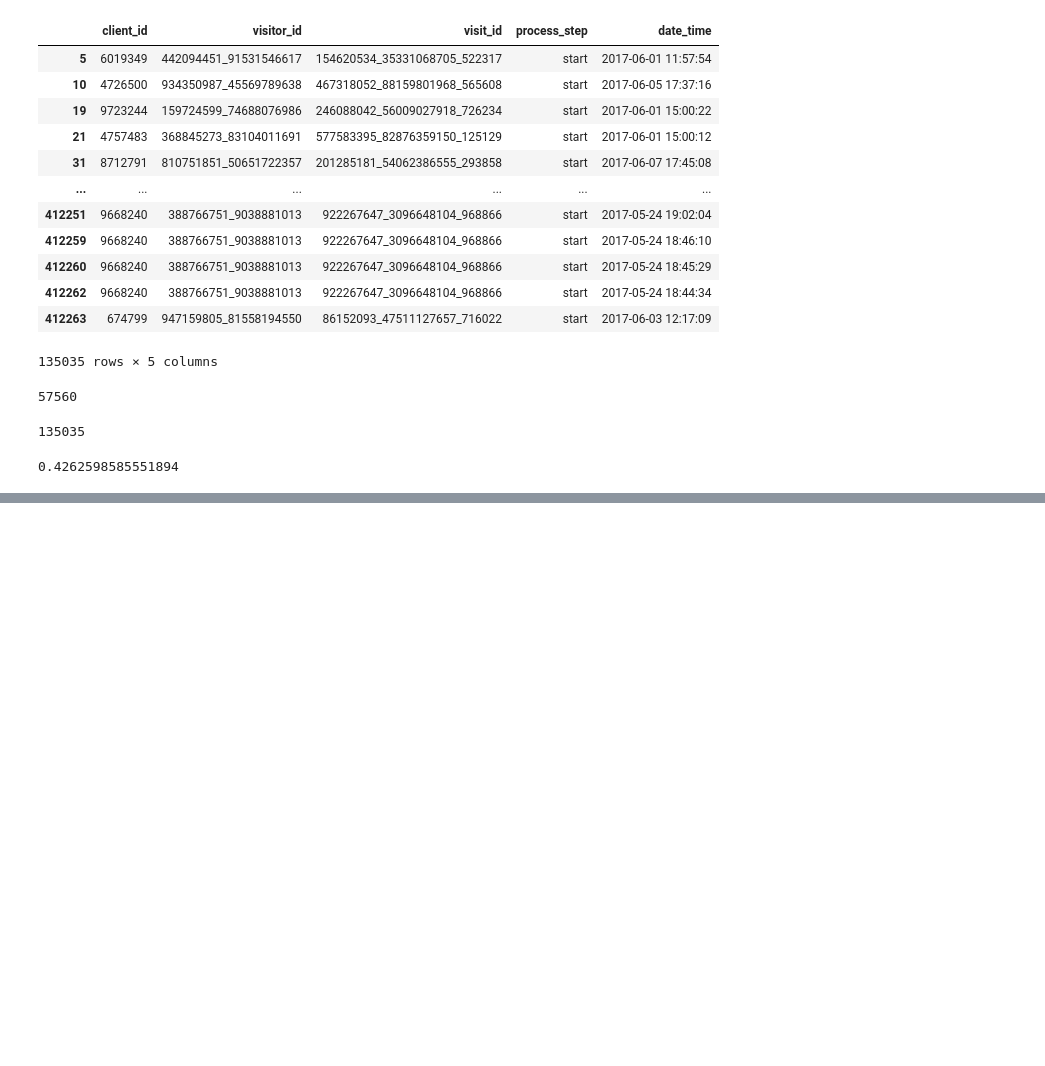
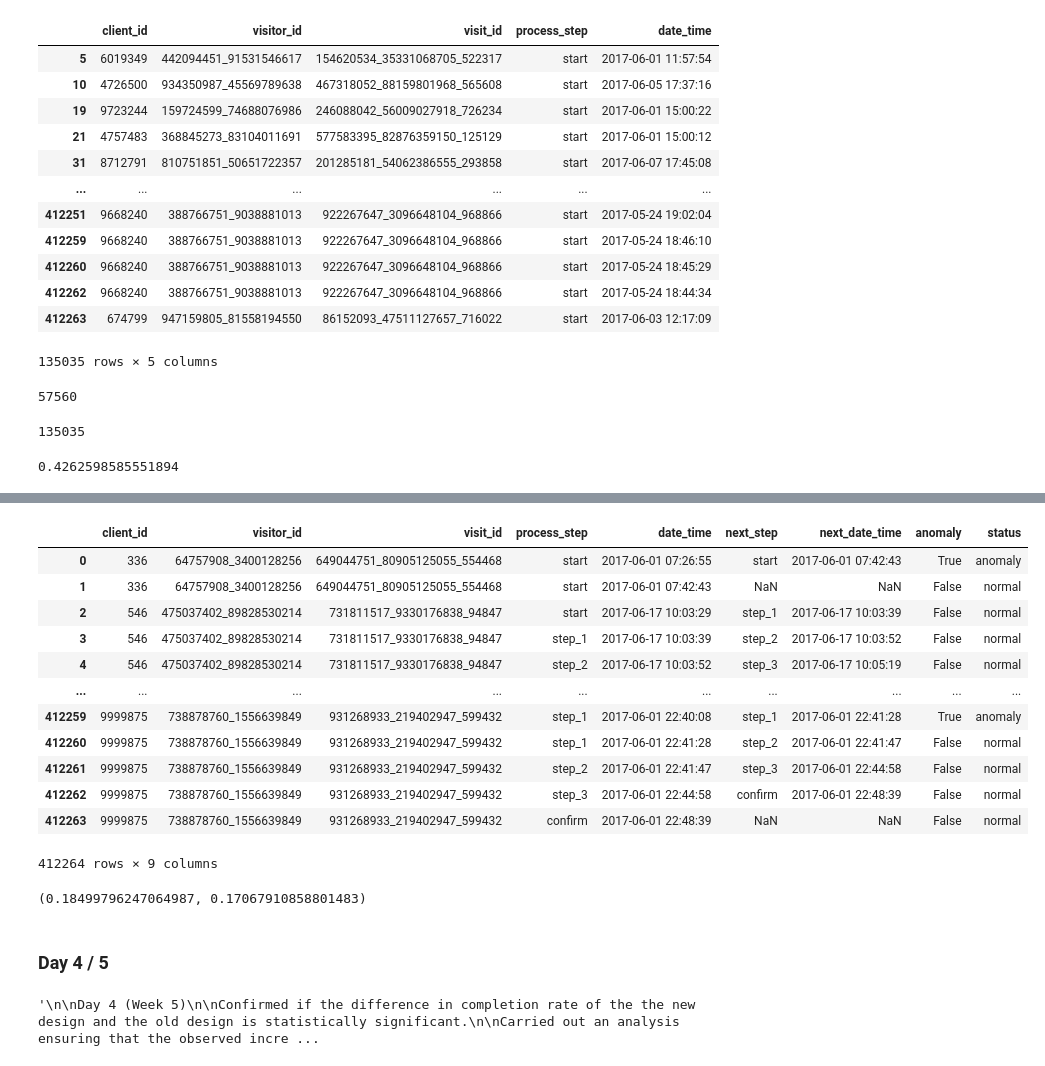
Before and after one commit to JorgeMMLRodrigues/vanguard_project, a Jupyter notebook: Main.ipynb, the cells around one changed output, grey strips where cells are left out. Drawn from its saved outputs; the diff is of its cells as text; code cells hidden in the pictures; blank space fills up the shorter version.

Commit message:
" Day 3 completion. Day 4 and 5 initialization

```diff
--- a/Main.ipynb
+++ b/Main.ipynb
@@ -1063,0 +1184,18 @@ rate_confirm
+# %%
+df_flagged_test = pd.read_csv('csv_files\df_flagged_test.csv')
+# %%
+df_flagged_test
+# %% [output]
+|  | client_id | visitor_id | visit_id | process_step | date_time | next_step | next_date_time | anomaly | status |
+| 0 | 336 | 64757908_3400128256 | 649044751_80905125055_554468 | start | 2017-06-01 07:26:55 | start | 2017-06-01 07:42:43 | True | anomaly |
+| 1 | 336 | 64757908_3400128256 | 649044751_80905125055_554468 | start | 2017-06-01 07:42:43 | NaN | NaN | False | normal |
+| 2 | 546 | 475037402_89828530214 | 731811517_9330176838_94847 | start | 2017-06-17 10:03:29 | step_1 | 2017-06-17 10:03:39 | False | normal |
+| 3 | 546 | 475037402_89828530214 | 731811517_9330176838_94847 | step_1 | 2017-06-17 10:03:39 | step_2 | 2017-06-17 10:03:52 | False | normal |
+| 4 | 546 | 475037402_89828530214 | 731811517_9330176838_94847 | step_2 | 2017-06-17 10:03:52 | step_3 | 2017-06-17 10:05:19 | False | normal |
+| ... | ... | ... | ... | ... | ... | ... | ... | ... | ... |
+| 412259 | 9999875 | 738878760_1556639849 | 931268933_219402947_599432 | step_1 | 2017-06-01 22:40:08 | step_1 | 2017-06-01 22:41:28 | True | anomaly |
+| 412260 | 9999875 | 738878760_1556639849 | 931268933_219402947_599432 | step_1 | 2017-06-01 22:41:28 | step_2 | 2017-06-01 22:41:47 | False | normal |
+| 412261 | 9999875 | 738878760_1556639849 | 931268933_219402947_599432 | step_2 | 2017-06-01 22:41:47 | step_3 | 2017-06-01 22:44:58 | False | normal |
+| 412262 | 9999875 | 738878760_1556639849 | 931268933_219402947_599432 | step_3 | 2017-06-01 22:44:58 | confirm | 2017-06-01 22:48:39 | False | normal |
+| 412263 | 9999875 | 738878760_1556639849 | 931268933_219402947_599432 | confirm | 2017-06-01 22:48:39 | NaN | NaN | False | normal |
+412264 rows × 9 columns
@@ -1063,0 +1208,27 @@ rate_confirm
+# %%
+ratio_anomaly_test, ratio_anomaly_control
+# %% [output]
+(0.18499796247064987, 0.17067910858801483)
+# %% [markdown]
+### Day 4 / 5
+# %%
+"""
+
+Day 4 (Week 5)
+
+Confirmed if the difference in completion rate of the the new design and the old design is statistically significant.
+
+Carried out an analysis ensuring that the observed increase in completion rate from the A/B test meets or exceeds this 5% threshold.
+
+
+
+Carried out another hypothesis test of your choosing.
+
+Evaluated the experiment by answering questions relating to:
+Design Effectiveness
+Duration
+Additional Data Needs
+
+"""
+# %% [output]
+'\n\nDay 4 (Week 5)\n\nConfirmed if the difference in completion rate of the the new design and the old design is statistically significant.\n\nCarried out an analysis ensuring that the observed incre ...
```
Also changed, not shown: parts of 61 cells of this notebook.
